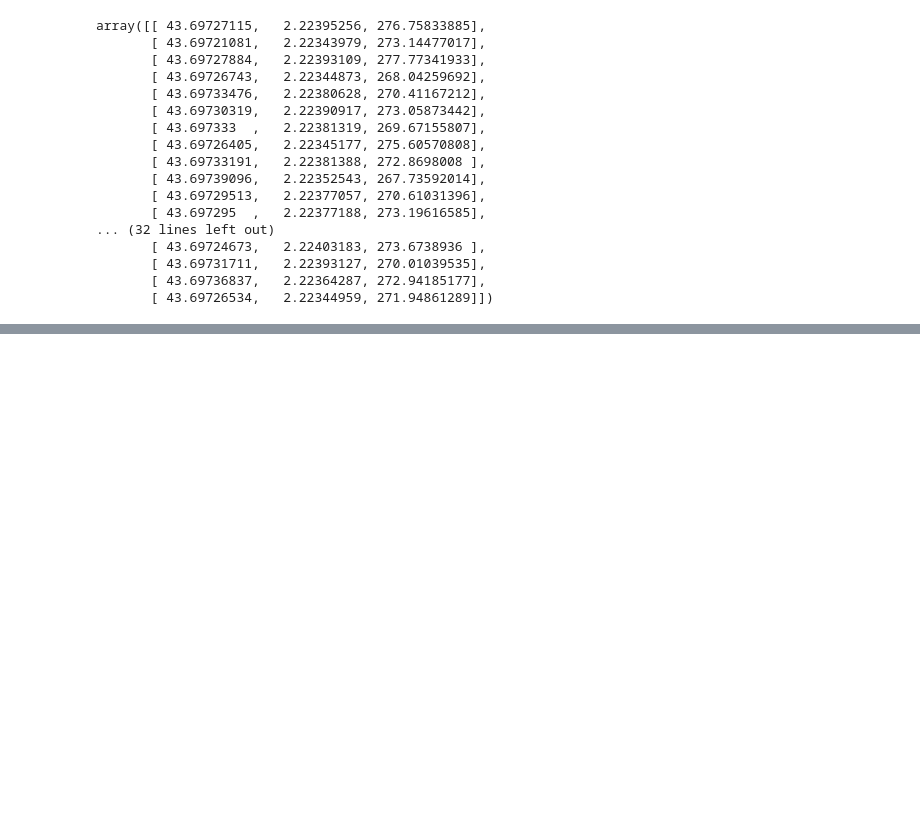
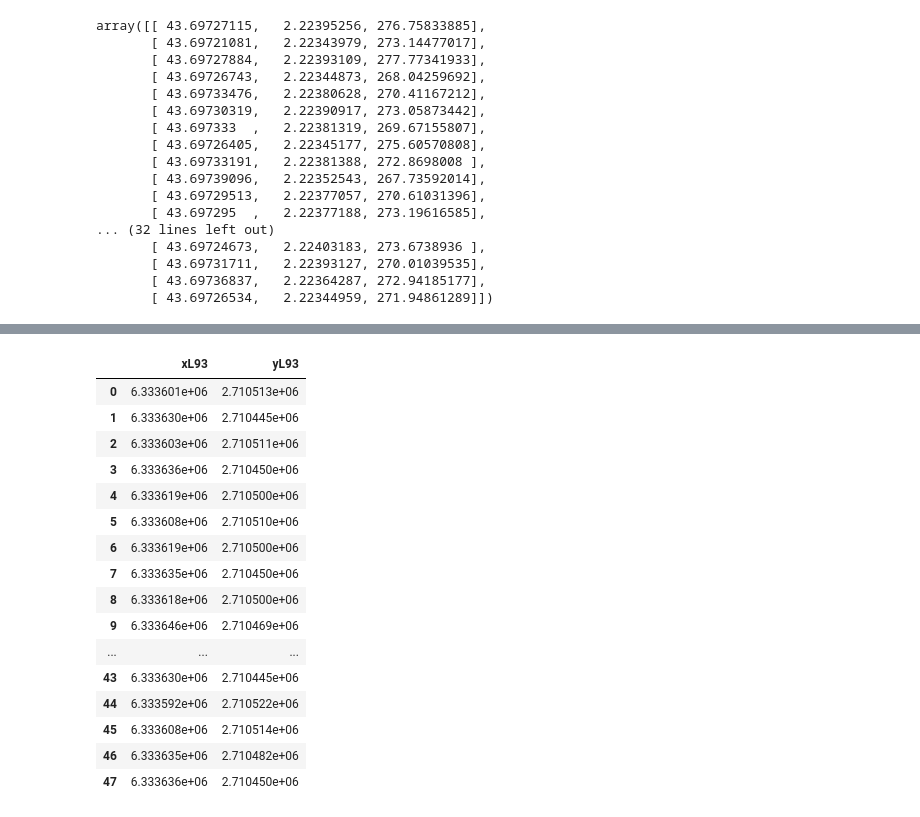
Before and after one commit to onbernard/BdEtude, a Jupyter notebook: V2/explore_mesh_V2.ipynb, the cells around one changed output, grey strips where cells are left out. Saved outputs shown, nothing was run; the diff lists cells and outputs as text; code cells hidden in the pictures; blank space fills up the shorter version.

```diff
--- a/V2/explore_mesh_V2.ipynb
+++ b/V2/explore_mesh_V2.ipynb
@@ -126,0 +127,11 @@ dict_keys(['version', 'featuresFolders', 'matchesFolders', 'views', 'intrinsics'
+# %%
+d = []
+for s in sfm['structure'] :
+    d.append({
+        'x' : s['X'][0],
+        'y' : s['X'][1],
+        'z' : s['X'][2]
+    })
+# %%
+pcloud = pd.DataFrame(d)
+pcloud
@@ -126,0 +152,3 @@ dict_keys(['version', 'featuresFolders', 'matchesFolders', 'views', 'intrinsics'
+# %%
+pcloud_pred = clf.predict(pcloud)
+pcloud_pred
@@ -126,0 +171,10 @@ dict_keys(['version', 'featuresFolders', 'matchesFolders', 'views', 'intrinsics'
+# %%
+dL93 = []
+for row in pcloud_pred :
+    x,y = transformer.transform(row[1], row[0])
+    dL93.append({
+        'xL93' : x,
+        'yL93' : y
+    })
+pcloud_predL93 = pd.DataFrame(dL93)
+pcloud_predL93
@@ -126,0 +195,28 @@ dict_keys(['version', 'featuresFolders', 'matchesFolders', 'views', 'intrinsics'
+# %%
+dL93 = []
+for row in pred :
+    x,y = transformer.transform(row[1], row[0])
+    dL93.append({
+        'xL93' : x,
+        'yL93' : y
+    })
+poses_predL93 = pd.DataFrame(dL93)
+poses_predL93
+# %% [output]
+|  | xL93 | yL93 |
+| 0 | 6.333601e+06 | 2.710513e+06 |
+| 1 | 6.333630e+06 | 2.710445e+06 |
+| 2 | 6.333603e+06 | 2.710511e+06 |
+| 3 | 6.333636e+06 | 2.710450e+06 |
+| 4 | 6.333619e+06 | 2.710500e+06 |
+| 5 | 6.333608e+06 | 2.710510e+06 |
+| 6 | 6.333619e+06 | 2.710500e+06 |
+| 7 | 6.333635e+06 | 2.710450e+06 |
+| 8 | 6.333618e+06 | 2.710500e+06 |
+| 9 | 6.333646e+06 | 2.710469e+06 |
+| ... | ... | ... |
+| 43 | 6.333630e+06 | 2.710445e+06 |
+| 44 | 6.333592e+06 | 2.710522e+06 |
+| 45 | 6.333608e+06 | 2.710514e+06 |
+| 46 | 6.333635e+06 | 2.710482e+06 |
+| 47 | 6.333636e+06 | 2.710450e+06 |
```
Also changed, not shown: parts of 13 cells of this notebook.
